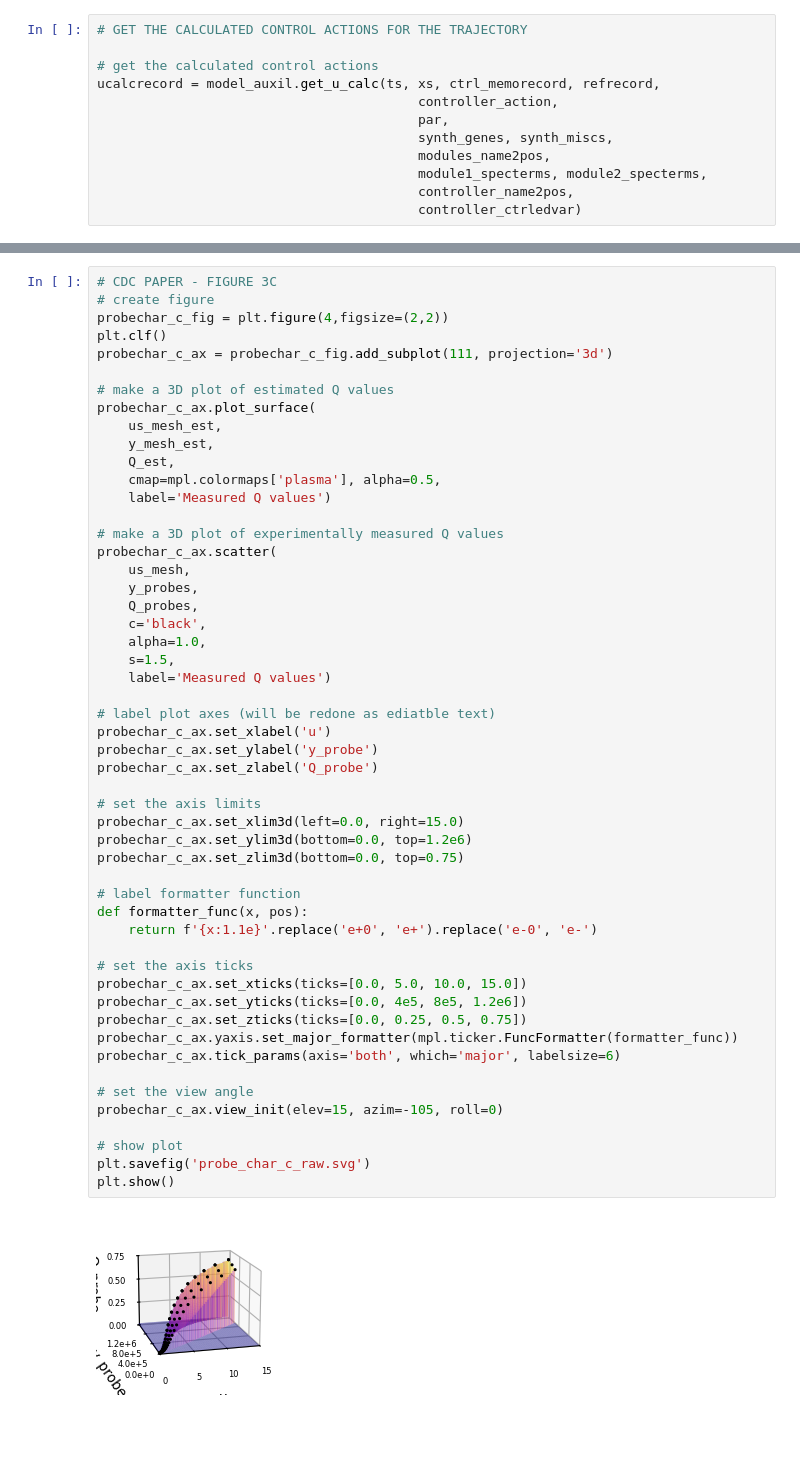
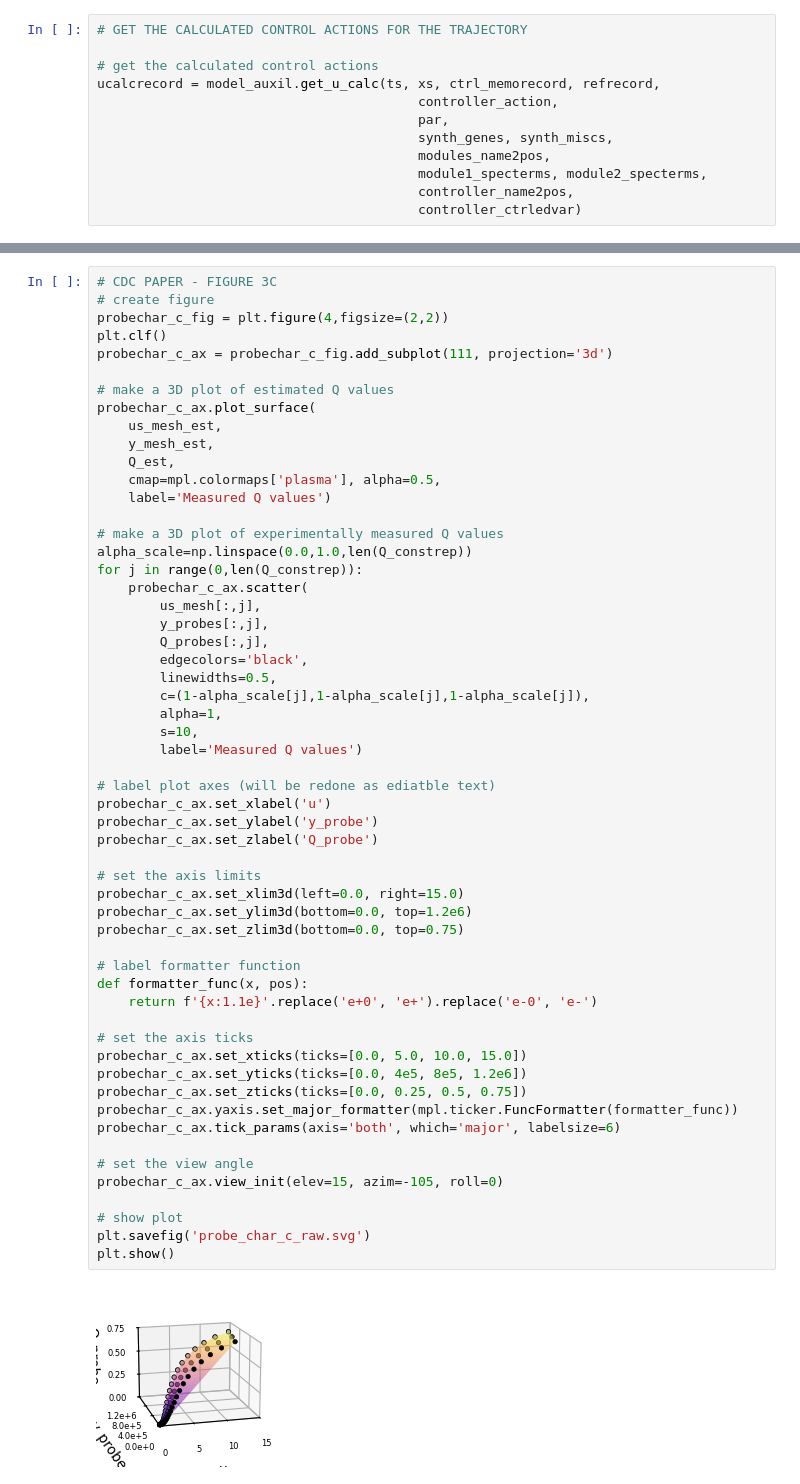
Before and after one commit to KSechkar/CoBa_CRAB, a Jupyter notebook: basic_model_case/basic_probe_characterisation.ipynb, the cells around one changed output, grey strips where cells are left out. Saved outputs shown, nothing was run; the diff lists cells and outputs as text; blank space fills up the shorter version.

```diff
--- a/basic_model_case/basic_probe_characterisation.ipynb
+++ b/basic_model_case/basic_probe_characterisation.ipynb
@@ -779,44 +675,48 @@ probechar_c_ax.plot_surface(
     label='Measured Q values')
 
 # make a 3D plot of experimentally measured Q values
-probechar_c_ax.scatter(
-    us_mesh,
-    y_probes,
-    Q_probes,
-    c='black',
-    alpha=1.0,
-    s=1.5,
-    label='Measured Q values')
+alpha_scale=np.linspace(0.0,1.0,len(Q_constrep))
+for j in range(0,len(Q_constrep)):
+    probechar_c_ax.scatter(
+        us_mesh[:,j],
+        y_probes[:,j],
+        Q_probes[:,j],
+        edgecolors='black',
+        linewidths=0.5,
+        c=(1-alpha_scale[j],1-alpha_scale[j],1-alpha_scale[j]),
+        alpha=1,
+        s=10,
+        label='Measured Q values')
 
 # label plot axes (will be redone as ediatble text)
 probechar_c_ax.set_xlabel('u')
 probechar_c_ax.set_ylabel('y_probe')
 probechar_c_ax.set_zlabel('Q_probe')
 
 # set the axis limits
 probechar_c_ax.set_xlim3d(left=0.0, right=15.0)
 probechar_c_ax.set_ylim3d(bottom=0.0, top=1.2e6)
 probechar_c_ax.set_zlim3d(bottom=0.0, top=0.75)
 
 # label formatter function
 def formatter_func(x, pos):
     return f'{x:1.1e}'.replace('e+0', 'e+').replace('e-0', 'e-')
 
 # set the axis ticks
 probechar_c_ax.set_xticks(ticks=[0.0, 5.0, 10.0, 15.0])
 probechar_c_ax.set_yticks(ticks=[0.0, 4e5, 8e5, 1.2e6])
 probechar_c_ax.set_zticks(ticks=[0.0, 0.25, 0.5, 0.75])
 probechar_c_ax.yaxis.set_major_formatter(mpl.ticker.FuncFormatter(formatter_func))
 probechar_c_ax.tick_params(axis='both', which='major', labelsize=6)
 
 # set the view angle
 probechar_c_ax.view_init(elev=15, azim=-105, roll=0)
 
 # show plot
 plt.savefig('probe_char_c_raw.svg')
 plt.show()
 # %% [output]
-[figure, old version]
+[figure, new version]
 # %%
 # CDC PAPER - FIGURE 3C
 # create figure
```
Also changed, not shown: parts of 7 cells of this notebook, 8 other files.
